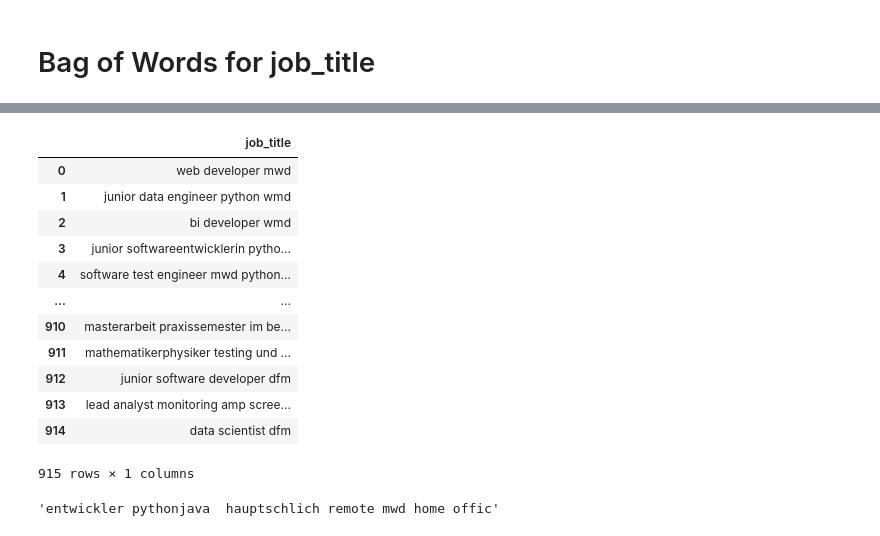
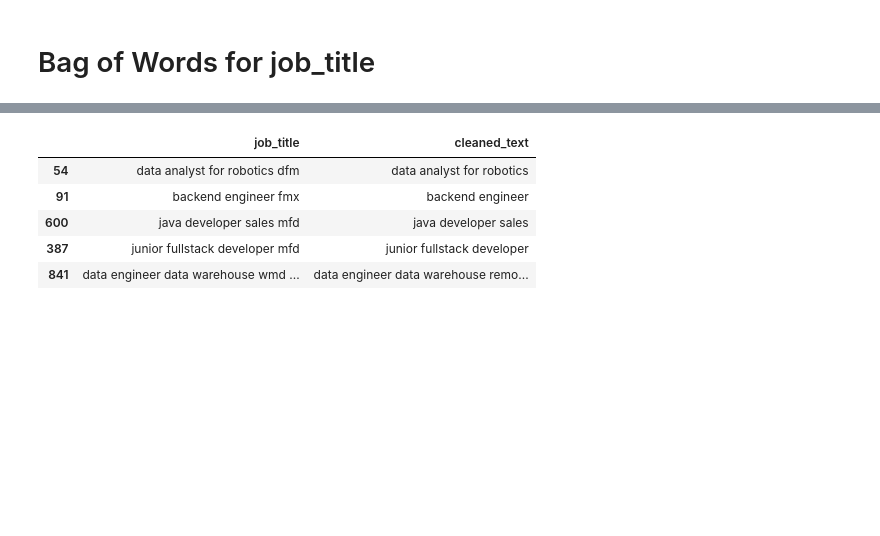
Before and after one commit to damnpav/arbeite_parser, a Jupyter notebook: notebooks/_1_eda_cleaned.ipynb, the cells around one changed output, grey strips where cells are left out. Cells and saved outputs as stored; diff of their text form; code cells hidden in the pictures; blank space fills up the shorter version.

```diff
--- a/notebooks/_1_eda_cleaned.ipynb
+++ b/notebooks/_1_eda_cleaned.ipynb
@@ -171,20 +183,9 @@ AttributeError: 'SnowballStemmer' object has no attribute 'lemmatize'
-# %%
-stemmer.stem()  # todo: mwd, mfd need all to clean
-# %% [output]
-|  | job_title |
-| 0 | web developer mwd |
-| 1 | junior data engineer python wmd |
-| 2 | bi developer wmd |
-| 3 | junior softwareentwicklerin pytho... |
-| 4 | software test engineer mwd python... |
-| ... | ... |
-| 910 | masterarbeit praxissemester im be... |
-| 911 | mathematikerphysiker testing und ... |
-| 912 | junior software developer dfm |
-| 913 | lead analyst monitoring amp scree... |
-| 914 | data scientist dfm |
-915 rows × 1 columns
-# %%
-stemmer.stem('entwickler pythonjava  hauptschlich remote mwd home office')
-# %% [output]
-'entwickler pythonjava  hauptschlich remote mwd home offic'
+# %%
+job_title_df[['job_title', 'cleaned_text']].sample(5)
+# %% [output]
+|  | job_title | cleaned_text |
+| 54 | data analyst for robotics dfm | data analyst for robotics |
+| 91 | backend engineer fmx | backend engineer |
+| 600 | java developer sales mfd | java developer sales |
+| 387 | junior fullstack developer mfd | junior fullstack developer |
+| 841 | data engineer data warehouse wmd ... | data engineer data warehouse remo... |
```
Also changed, not shown: parts of 20 cells of this notebook.
